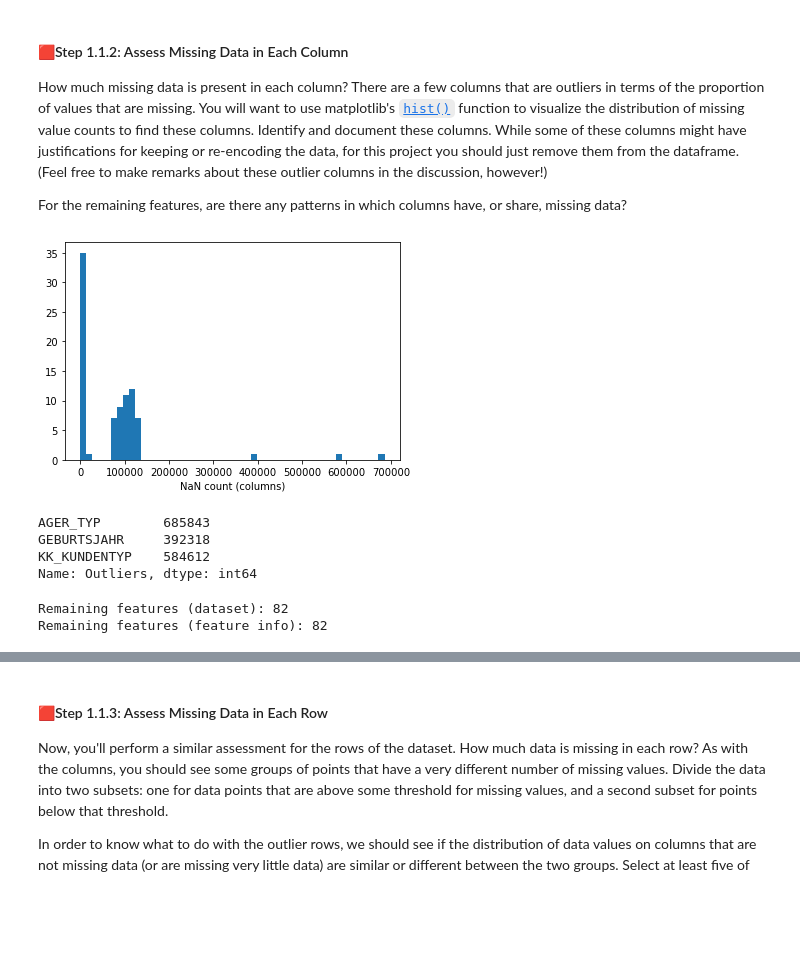
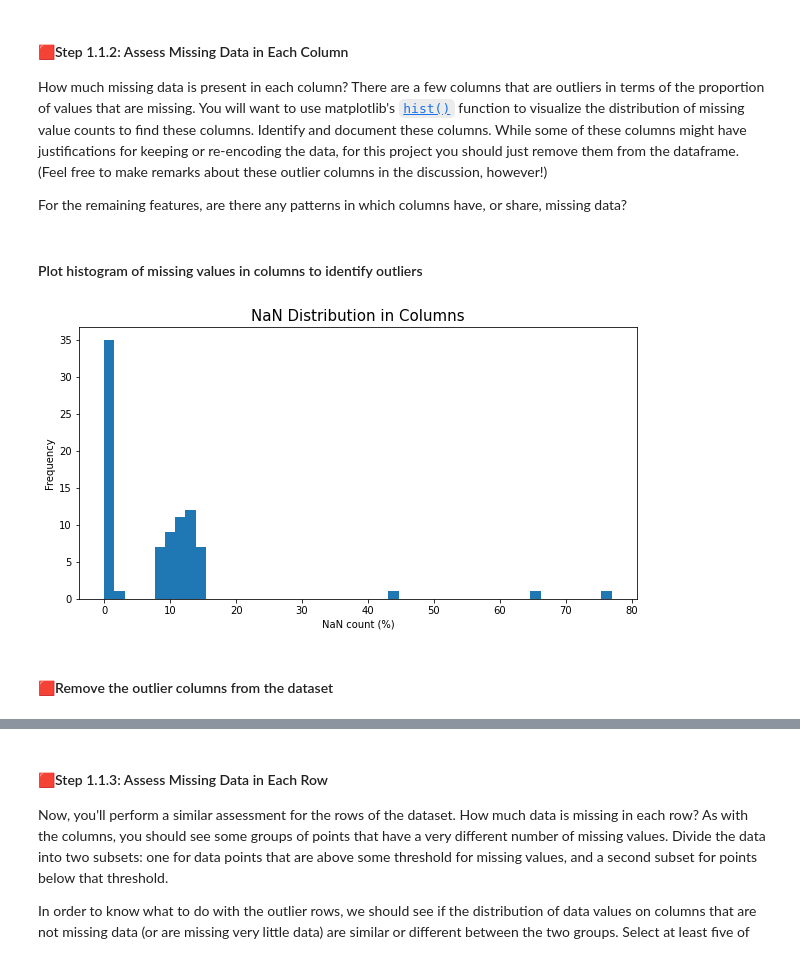
Before and after one commit to alexgeorgousis/customer-segments, a Jupyter notebook: Identify_Customer_Segments.ipynb, the cells around one changed output, grey strips where cells are left out. Cells and saved outputs as stored; diff of their text form; code cells hidden in the pictures; blank space fills up the shorter version.

```diff
--- a/Identify_Customer_Segments.ipynb
+++ b/Identify_Customer_Segments.ipynb
@@ -101,4 +94,7 @@ def encode_miss_values(column):
     return column.apply(lambda x: np.NaN if str(x) in encodings else x)
 # %%
 # Replace every missing value encoding in every column with NaN
+start = time.time()
 azdias_clean = azdias.apply(encode_miss_values)
+end = time.time()
+print("NaN encoding execution time: {}s".format(np.around(end-start, decimals=2)))
@@ -108,20 +106,15 @@ azdias_clean = azdias.apply(encode_miss_values)
 How much missing data is present in each column? There are a few columns that are outliers in terms of the proportion of values that are missing. You will want to use matplotlib's [`hist()`](https://matplotlib.org/api/_as_gen/matplotlib.pyplot.hist.html) function to visualize the distribution of missing value counts to find these columns. Identify and document these columns. While some of these columns might have justifications for keeping or re-encoding the data, for this project you should just remove them from the dataframe. (Feel free to make remarks about these outlier columns in the discussion, however!)
 
 For the remaining features, are there any patterns in which columns have, or share, missing data?
+# %% [markdown]
+#### Plot histogram of missing values in columns to identify outliers
 # %%
-# Plot histogram of missing values to identify outliers.
-nan_counts = azdias_clean.isna().sum()
-n, bins, patches = plt.hist(nan_counts, bins=50)
-plt.xlabel("NaN count (columns)")
+nan_counts_cols = np.around(azdias_clean.isna().sum() / azdias_clean.shape[0]*100, decimals=2)
+plt.figure(figsize=(10,5))
+n, bins, patches = plt.hist(nan_counts_cols, bins=50)
+plt.title("NaN Distribution in Columns", {'fontsize': 15})
+plt.xlabel("NaN count (%)")
+plt.ylabel("Frequency")
 plt.show()
 # %% [output]
-[figure, old version]
+[figure, new version]
-# %%
-# Find the 3 outliers and print their names and missing value counts.
-outliers = {feat : nan_counts[feat] for feat in nan_counts.index if nan_counts[feat] > 300000}
-display(pd.Series(outliers, name="Outliers"))
-# %% [output]
-AGER_TYP        685843
-GEBURTSJAHR     392318
-KK_KUNDENTYP    584612
-Name: Outliers, dtype: int64
@@ -135,7 +121,2 @@ feat_info = feat_info[feat_info["attribute"] != list(outliers.keys())[2]]
-# %%
-# Check that we only have 82 features remaining
-print("Remaining features (dataset): {}".format(azdias_clean.shape[1]))
-print("Remaining features (feature info): {}".format(feat_info.shape[0]))
-# %% [output]
-Remaining features (dataset): 82
-Remaining features (feature info): 82
+# %% [markdown]
+#### 🟥Remove the outlier columns from the dataset
```
Also changed, not shown: parts of 48 cells of this notebook.
